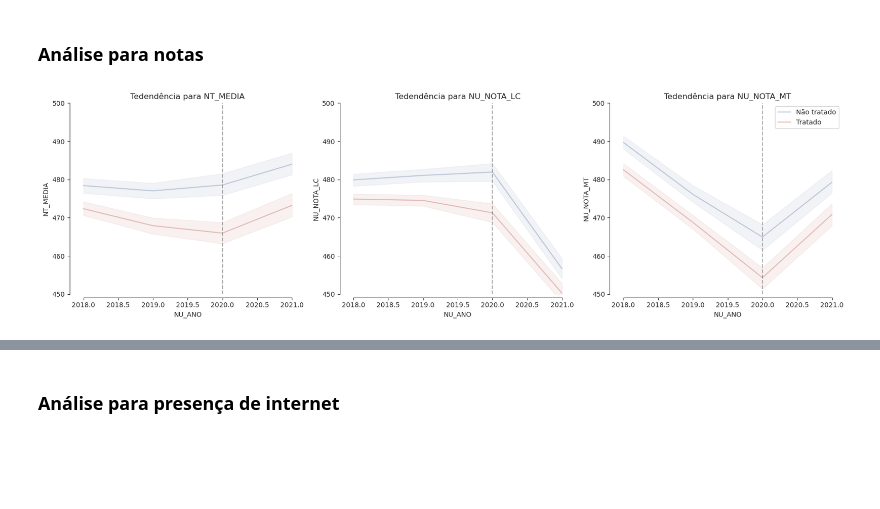
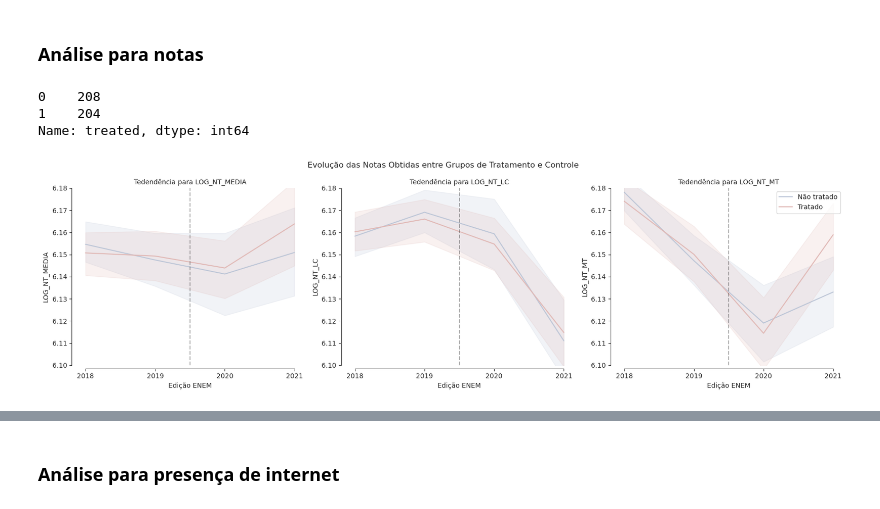
Before and after one commit to JV-Nunes/Relatorio-Conectividade, a Jupyter notebook: Analise/Models/Diffs_in_Diffs.ipynb, the cells around one changed output, grey strips where cells are left out. Cells and saved outputs as stored; diff of their text form; code cells hidden in the pictures; blank space fills up the shorter version.

```diff
--- a/Analise/Models/Diffs_in_Diffs.ipynb
+++ b/Analise/Models/Diffs_in_Diffs.ipynb
@@ -412,28 +407,47 @@ $C(X_i) = coarsen(X_i)$
 # %% [markdown]
 ### Análise para notas
 # %%
-f = '../../Resultados/Agg/ENEM/aux/postMatching/data-municipal-*.parquet'
-data_mun = pd.concat([pd.read_parquet(f) for f in glob(f)]).reset_index(drop=True)
+# f = '../../Resultados/Agg/ENEM/aux/postMatching/data-municipal-*.parquet'
+# data_mun = pd.concat([pd.read_parquet(f) for f in glob(f)]).reset_index(drop=True)
+# %%
+mun = pd.read_parquet('../../Resultados/Agg/ENEM/aux/dados_para_matching-municipal.parquet')
+# %%
+# Obtendo municípios com seus respectivos pesos
+matched = pd.read_parquet('../../Resultados/Agg/ENEM/aux/postMatching/municipios-idh_NOTA.parquet', columns=['CO_MUNICIPIO_ESC','weights', 'subclass'])
+# Selecionando subamostra destes municípios para dados de painel
+data_mun = mun.merge(matched, on='CO_MUNICIPIO_ESC', how='inner')
+# %%
+data_mun.treated.value_counts()
+# %% [output]
+0    208
+1    204
+Name: treated, dtype: int64
 # %%
 sns.set_style('ticks')
+# %%
+data_mun['LOG_NT_MEDIA'] = np.log(data_mun['NT_MEDIA'])
+data_mun['LOG_NT_MT'] = np.log(data_mun['NU_NOTA_MT'])
+data_mun['LOG_NT_LC'] = np.log(data_mun['NU_NOTA_LC'])
 # %%
 fig, ax = plt.subplots(1,3,figsize=(17,5))
 ax = ax.flatten()
-notas = ['NT_MEDIA', 'NU_NOTA_LC', 'NU_NOTA_MT']
+notas = ['LOG_NT_MEDIA', 'LOG_NT_LC', 'LOG_NT_MT']
 sns.set_style("ticks")
 for i, nota in enumerate(notas):
     sel = data_mun.copy()
     sel.treated = sel.treated.replace({0:'Não tratado', 1:'Tratado'})
-    ax[i] = sns.lineplot(data=sel, x='NU_ANO', y=nota, hue='treated', palette='vlag', ax=ax[i])
-    ax[i].set_title(f'Tedendência para {nota}')
-    ax[i].axvline(2020, color='black', linestyle='--', alpha=0.3)
-    ax[i].set_ylim([450,500])
+    ax[i] = sns.lineplot(data=sel, x='NU_ANO', y=nota, hue='treated', palette='vlag', ax=ax[i], markers=True)
+    ax[i].set_title(f'Tedendência para {nota}', fontsize=10)
+    ax[i].axvline(2019.5, color='black', linestyle='--', alpha=0.3)
+    ax[i].set_xticks([2018, 2019, 2020, 2021])
+    ax[i].set_ylim([6.10,6.18])
     ax[i].get_legend().remove()
+    ax[i].set_xlabel('Edição ENEM')
 
 sns.despine(offset=5, trim=True)
-
+plt.suptitle('Evolução das Notas Obtidas entre Grupos de Tratamento e Controle')
 plt.legend()
 plt.tight_layout()
 plt.show()
 # %% [output]
-[figure, old version]
+[figure, new version]
```
Also changed, not shown: parts of 53 cells of this notebook, 14 other files.
